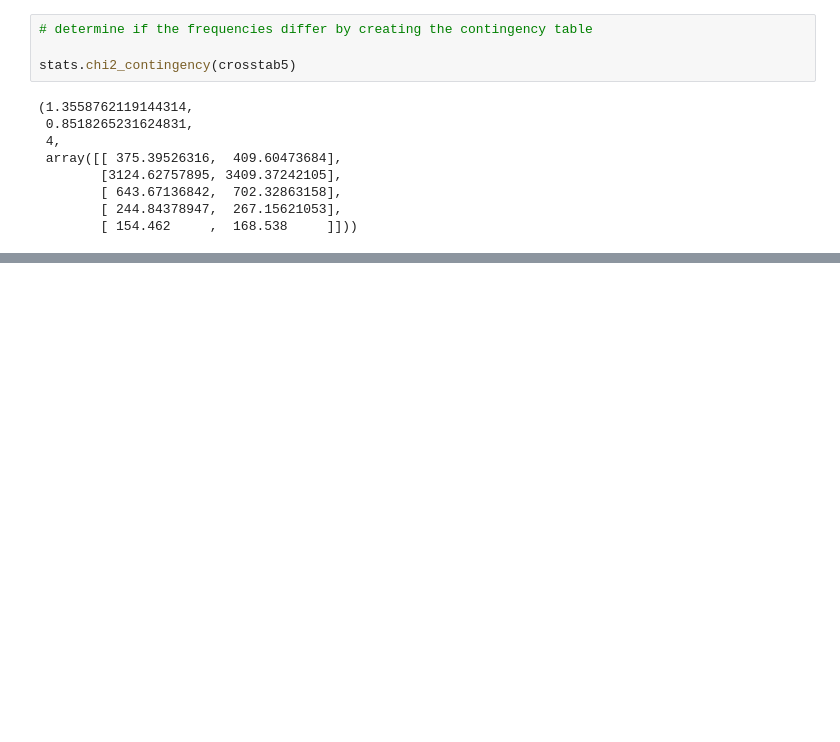
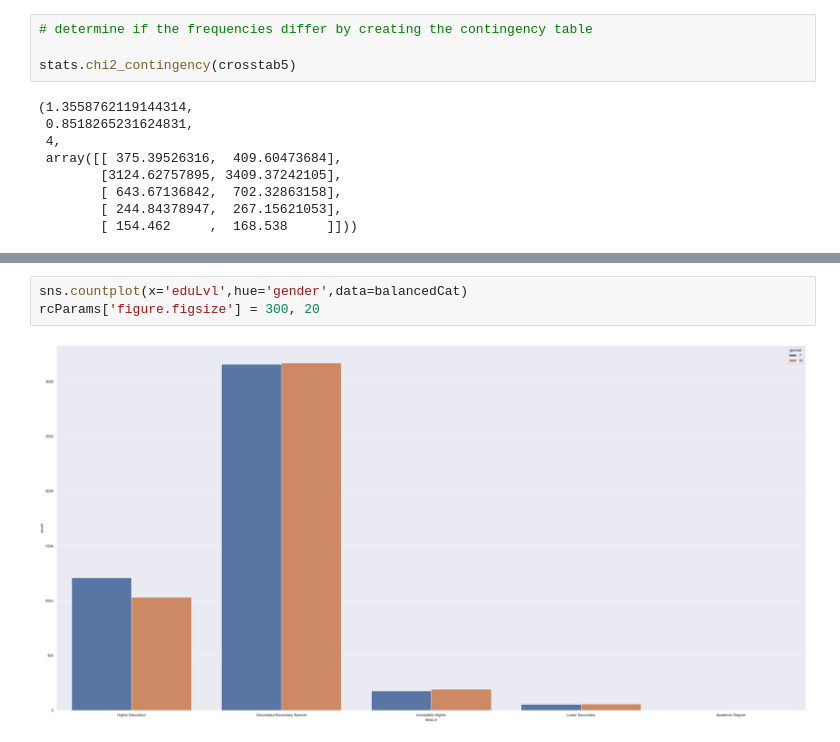
Before and after one commit to dezgarci/Final-Project, a Jupyter notebook: Notebooks/ExplorationBalancedData.ipynb, the cells around one changed output, grey strips where cells are left out. Drawn from its saved outputs; the diff is of its cells as text; blank space fills up the shorter version.

```diff
--- a/Notebooks/ExplorationBalancedData.ipynb
+++ b/Notebooks/ExplorationBalancedData.ipynb
@@ -315,0 +450,5 @@ stats.chi2_contingency(crosstab5)
+# %%
+sns.countplot(x='eduLvl',hue='gender',data=balancedCat)
+rcParams['figure.figsize'] = 300, 20
+# %% [output]
+[figure, added]
```
Also changed, not shown: parts of 23 cells of this notebook, 4 other files.
